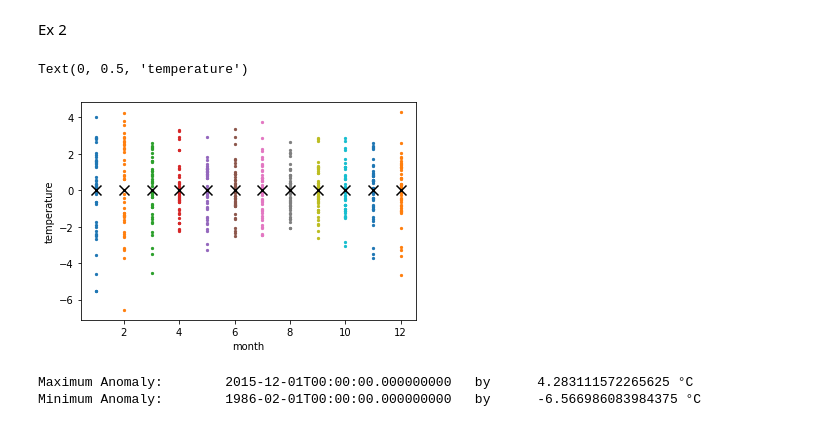
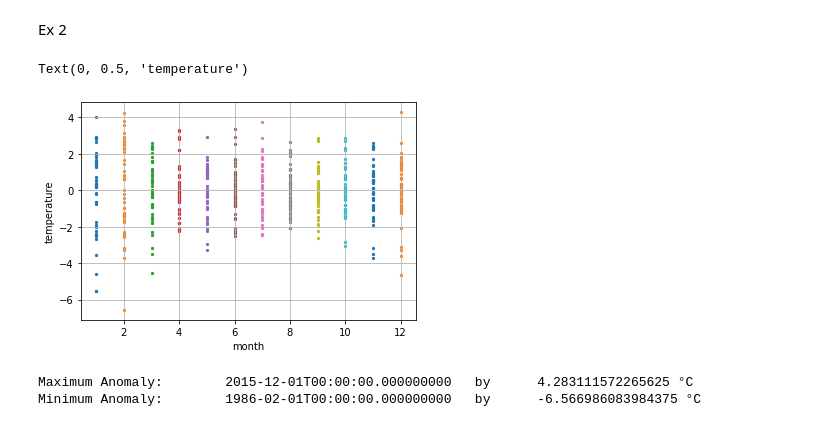
Before and after one commit to d3sp3r4t3Student/Statistical-Data-Analyses, a Jupyter notebook: demo_practical2.ipynb, the cells around one changed output. Cells and saved outputs as stored; diff of their text form; code cells hidden in the pictures.

```diff
--- a/demo_practical2.ipynb
+++ b/demo_practical2.ipynb
@@ -119,19 +119,20 @@ Ex 2
 # %%
 temp_ger = data.t2m.sel(longitude = slice(5,15), latitude = slice(55,47.5)).mean(dim=["latitude","longitude"])
 
 clim_ger = temp_ger.groupby("time.month").mean()
 anom_ger = temp_ger.groupby("time.month") - clim_ger
 
 for month, da in anom_ger.groupby("time.month"):
     y = da
     x = np.ones_like(da) * month
     plt.scatter(x, y, s=5)
-    plt.scatter([month], y.mean(), marker="x", s=100, c="black")
+    #plt.scatter([month], y.mean(), marker="x", s=100, c="black")
 plt.xlabel("month")
+plt.grid()
 plt.ylabel("temperature")
 # %% [output]
 Text(0, 0.5, 'temperature')
-[figure, old version]
+[figure, new version]
 # %%
 print("Maximum Anomaly:\t" + str(anom_ger.idxmax(dim='time').values) + "\tby\t" + str(anom_ger.max(dim='time').values) + " °C")
 print("Minimum Anomaly:\t" + str(anom_ger.idxmin(dim='time').values) + "\tby\t" + str(anom_ger.min(dim='time').values) + " °C")
```
Also changed, not shown: 5 other files.
